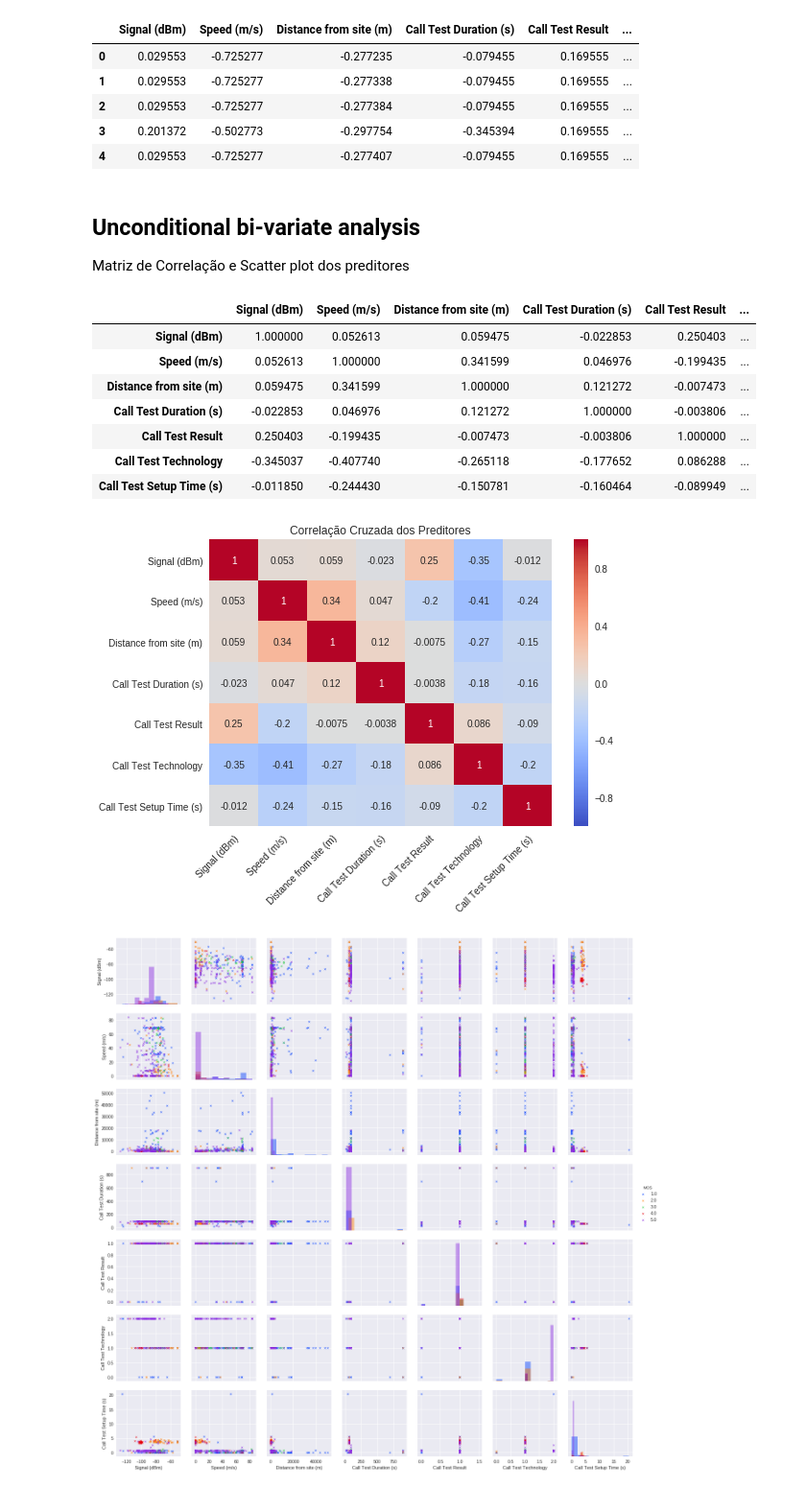
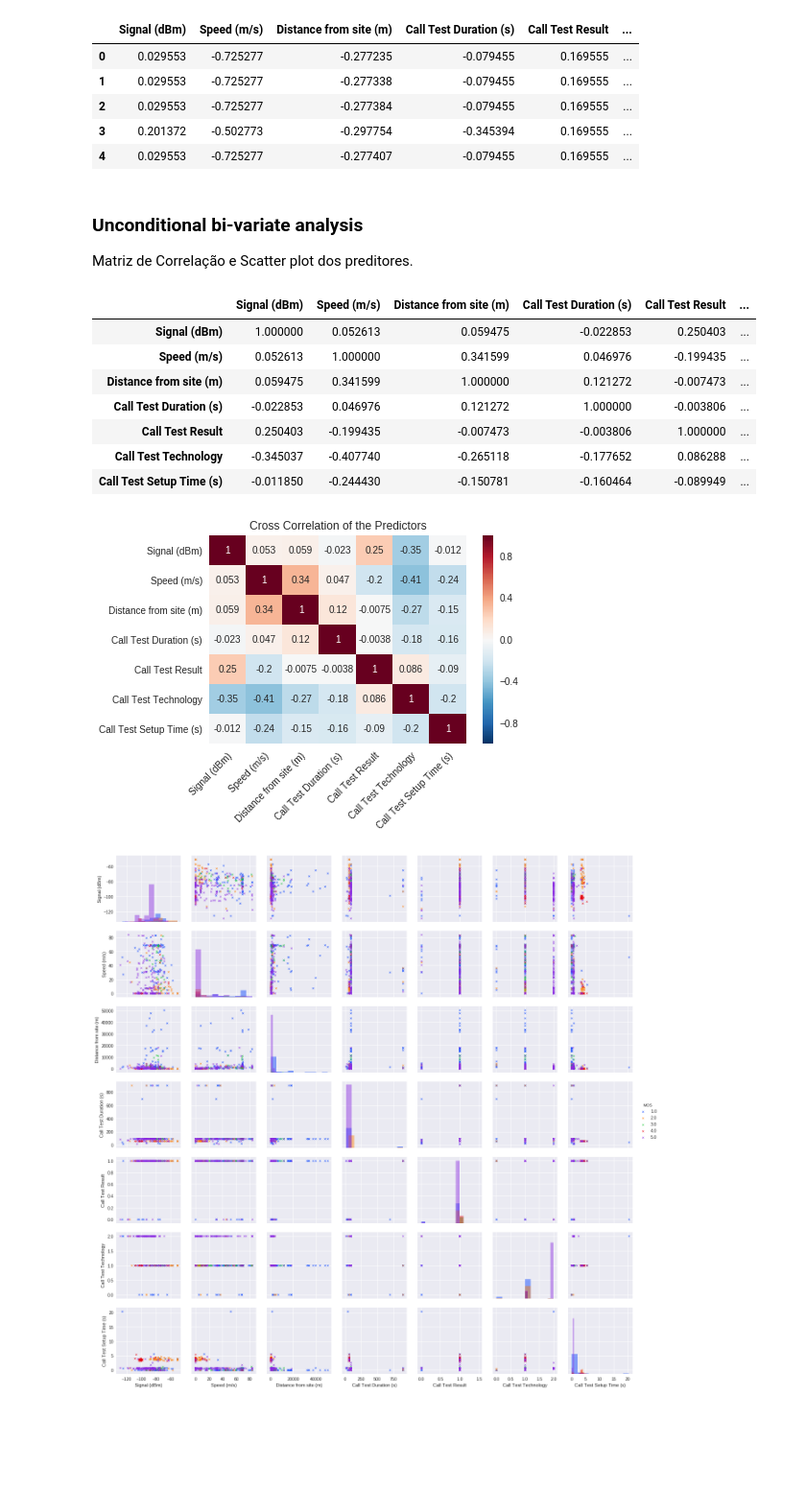
Before and after one commit to ezequiasjunior/ica2019.2, a Jupyter notebook: data_preprocessing.ipynb, the cells around one changed output. Shown: that part at 96% size. Saved outputs shown, nothing was run; the diff lists cells and outputs as text; code cells hidden in the pictures; blank space fills up the shorter version.

```diff
--- a/data_preprocessing.ipynb
+++ b/data_preprocessing.ipynb
@@ -305,29 +309,31 @@ scaled_datahw01.head()
 | 3 | 0.201372 | -0.502773 | -0.297754 | -0.345394 | 0.169555 | ... |
 | 4 | 0.029553 | -0.725277 | -0.277407 | -0.079455 | 0.169555 | ... |
 # %% [markdown]
-##  Unconditional bi-variate analysis
+###  Unconditional bi-variate analysis
 
-Matriz de Correlação e Scatter plot dos preditores
+Matriz de Correlação e Scatter plot dos preditores.
-# %%
-data_pair_corr = scaled_datahw01.corr()
-data_pair_corr
-# %% [output]
-|  | Signal (dBm) | Speed (m/s) | Distance from site (m) | Call Test Duration (s) | Call Test Result | ... |
-| Signal (dBm) | 1.000000 | 0.052613 | 0.059475 | -0.022853 | 0.250403 | ... |
-| Speed (m/s) | 0.052613 | 1.000000 | 0.341599 | 0.046976 | -0.199435 | ... |
-| Distance from site (m) | 0.059475 | 0.341599 | 1.000000 | 0.121272 | -0.007473 | ... |
-| Call Test Duration (s) | -0.022853 | 0.046976 | 0.121272 | 1.000000 | -0.003806 | ... |
-| Call Test Result | 0.250403 | -0.199435 | -0.007473 | -0.003806 | 1.000000 | ... |
-| Call Test Technology | -0.345037 | -0.407740 | -0.265118 | -0.177652 | 0.086288 | ... |
-| Call Test Setup Time (s) | -0.011850 | -0.244430 | -0.150781 | -0.160464 | -0.089949 | ... |
+# %%
+# Computing the cross correlation of the data:
+data_pair_corr = scaled_datahw01.corr()
+display(data_pair_corr)
+# %% [output]
+|  | Signal (dBm) | Speed (m/s) | Distance from site (m) | Call Test Duration (s) | Call Test Result | ... |
+| Signal (dBm) | 1.000000 | 0.052613 | 0.059475 | -0.022853 | 0.250403 | ... |
+| Speed (m/s) | 0.052613 | 1.000000 | 0.341599 | 0.046976 | -0.199435 | ... |
+| Distance from site (m) | 0.059475 | 0.341599 | 1.000000 | 0.121272 | -0.007473 | ... |
+| Call Test Duration (s) | -0.022853 | 0.046976 | 0.121272 | 1.000000 | -0.003806 | ... |
+| Call Test Result | 0.250403 | -0.199435 | -0.007473 | -0.003806 | 1.000000 | ... |
+| Call Test Technology | -0.345037 | -0.407740 | -0.265118 | -0.177652 | 0.086288 | ... |
+| Call Test Setup Time (s) | -0.011850 | -0.244430 | -0.150781 | -0.160464 | -0.089949 | ... |
 # %%
-ax = sns.heatmap(data_pair_corr, annot=True, cmap='coolwarm', vmin=-1, vmax=1)
-ax.set_title('Correlação Cruzada dos Preditores')
+# Visualizing the correlation matrix as heatmap:
+ax = sns.heatmap(data_pair_corr, annot=True, cmap='RdBu_r', vmin=-1, vmax=1)
+ax.set_title('Cross Correlation of the Predictors')
 plt.setp(ax.get_xticklabels(), rotation=45, ha="right",
          rotation_mode="anchor")
 fig = ax.get_figure()
 plt.show()
 # fig.savefig('hw01-figs/data_corr.pdf', bbox_inches='tight')
 # %% [output]
-[figure, old version]
+[figure, new version]
 # %%
```
Also changed, not shown: parts of 27 cells of this notebook.
